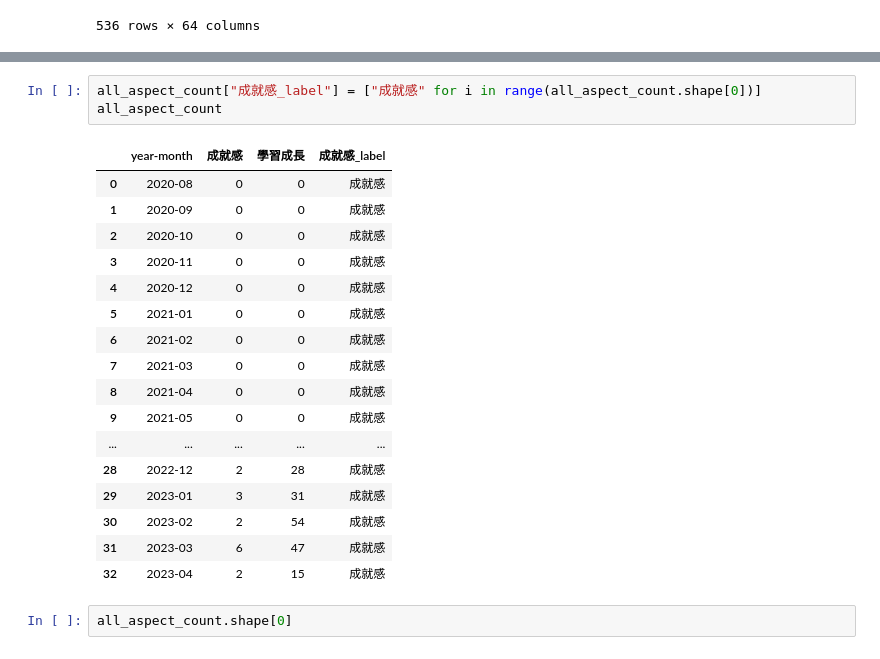
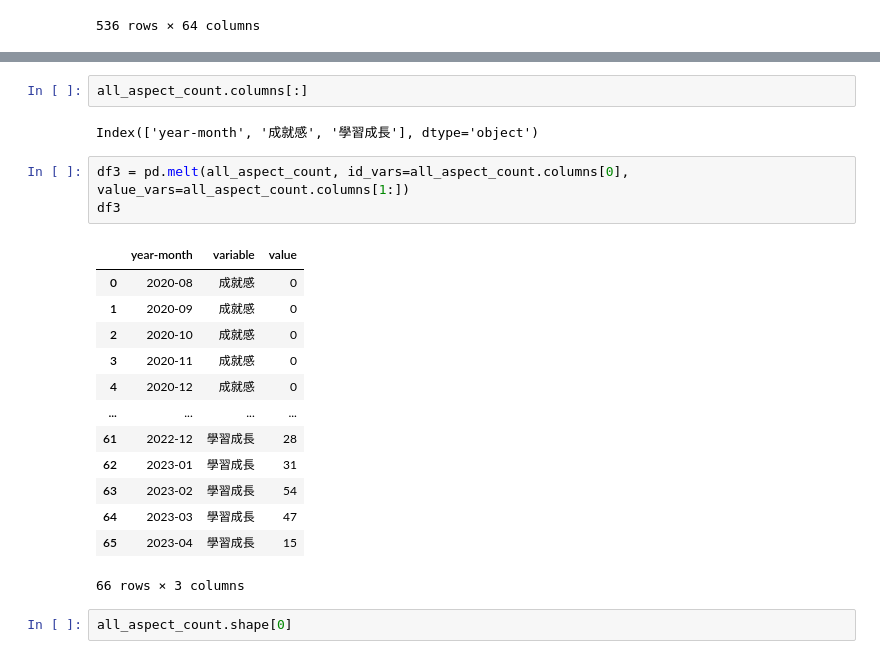
Before and after one commit to zchenchen1999/streamlit_nissan, a Jupyter notebook: Untitled-1.ipynb, the cells around one changed output, grey strips where cells are left out. Saved outputs shown, nothing was run; the diff lists cells and outputs as text.

```diff
--- a/Untitled-1.ipynb
+++ b/Untitled-1.ipynb
@@ -97,24 +128,24 @@ all_aspect_count
-# %%
-all_aspect_count["成就感_label"] = ["成就感" for i in range(all_aspect_count.shape[0])]
-all_aspect_count
-# %% [output]
-|  | year-month | 成就感 | 學習成長 | 成就感_label |
-| 0 | 2020-08 | 0 | 0 | 成就感 |
-| 1 | 2020-09 | 0 | 0 | 成就感 |
-| 2 | 2020-10 | 0 | 0 | 成就感 |
-| 3 | 2020-11 | 0 | 0 | 成就感 |
-| 4 | 2020-12 | 0 | 0 | 成就感 |
-| 5 | 2021-01 | 0 | 0 | 成就感 |
-| 6 | 2021-02 | 0 | 0 | 成就感 |
-| 7 | 2021-03 | 0 | 0 | 成就感 |
-| 8 | 2021-04 | 0 | 0 | 成就感 |
-| 9 | 2021-05 | 0 | 0 | 成就感 |
-| ... | ... | ... | ... | ... |
-| 28 | 2022-12 | 2 | 28 | 成就感 |
-| 29 | 2023-01 | 3 | 31 | 成就感 |
-| 30 | 2023-02 | 2 | 54 | 成就感 |
-| 31 | 2023-03 | 6 | 47 | 成就感 |
-| 32 | 2023-04 | 2 | 15 | 成就感 |
+# %%
+all_aspect_count.columns[:]
+# %% [output]
+Index(['year-month', '成就感', '學習成長'], dtype='object')
+# %%
+df3 = pd.melt(all_aspect_count, id_vars=all_aspect_count.columns[0], value_vars=all_aspect_count.columns[1:])
+df3
+# %% [output]
+|  | year-month | variable | value |
+| 0 | 2020-08 | 成就感 | 0 |
+| 1 | 2020-09 | 成就感 | 0 |
+| 2 | 2020-10 | 成就感 | 0 |
+| 3 | 2020-11 | 成就感 | 0 |
+| 4 | 2020-12 | 成就感 | 0 |
+| ... | ... | ... | ... |
+| 61 | 2022-12 | 學習成長 | 28 |
+| 62 | 2023-01 | 學習成長 | 31 |
+| 63 | 2023-02 | 學習成長 | 54 |
+| 64 | 2023-03 | 學習成長 | 47 |
+| 65 | 2023-04 | 學習成長 | 15 |
+66 rows × 3 columns
 # %%
 all_aspect_count.shape[0]
 # %% [output]
```
Also changed, not shown: parts of 7 cells of this notebook, 1 other file.
